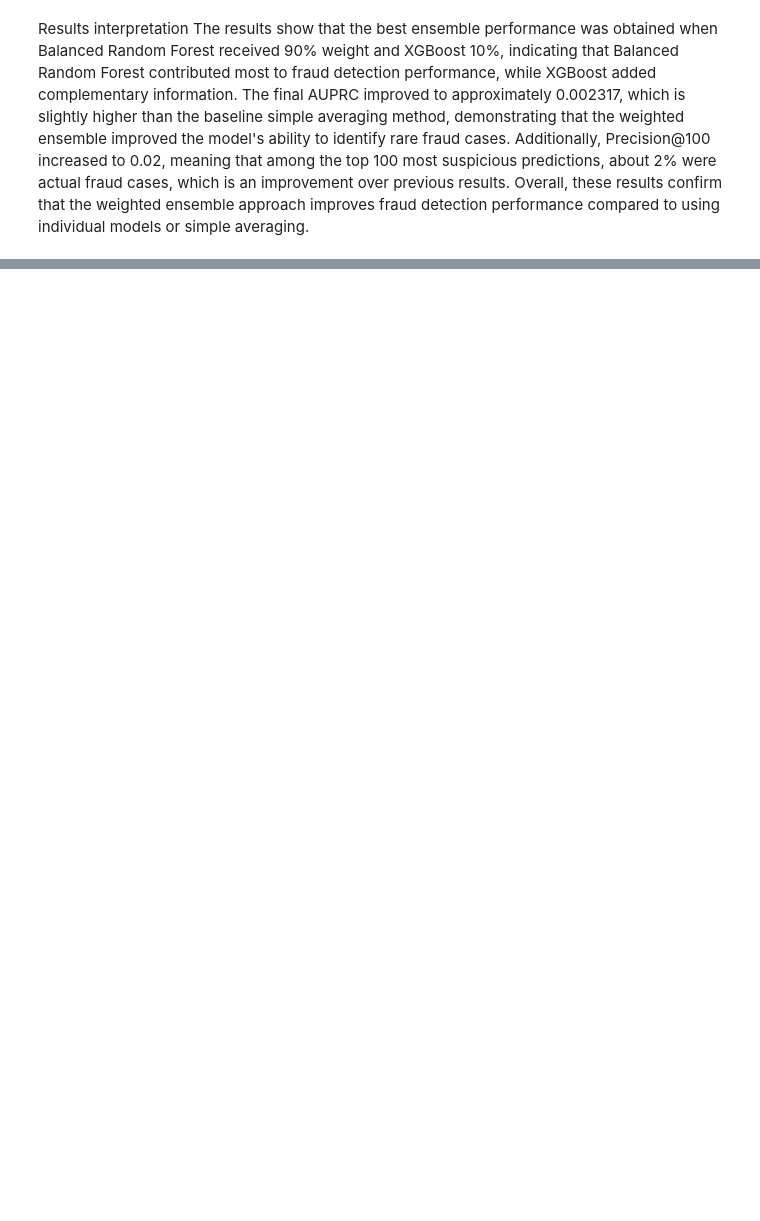
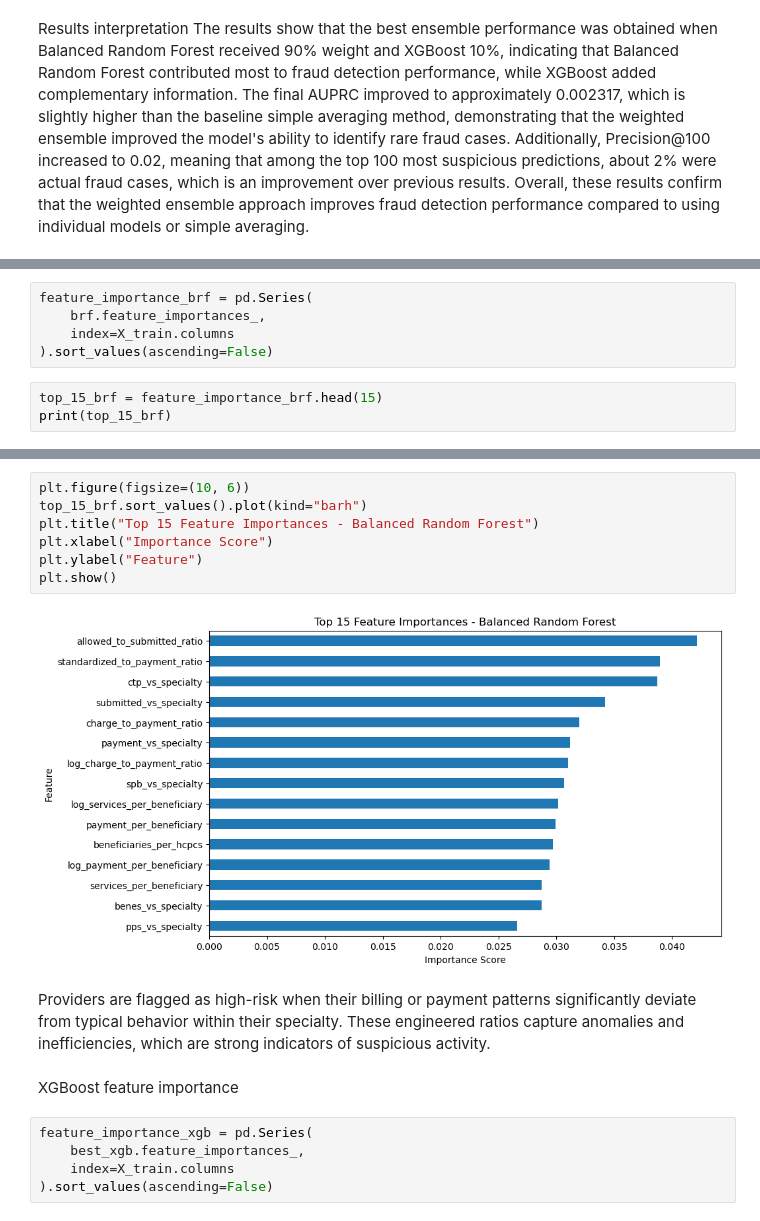
Before and after one commit to chaza4004/provider-fraud-risk-scoring, a Jupyter notebook: src/train_model.ipynb, the cells around one changed output, grey strips where cells are left out. Cells and saved outputs as stored; diff of their text form; blank space fills up the shorter version.

Commit message:
feat: improve fraud model evaluation with cross-validation, feature importance, and precision@k

```diff
--- a/src/train_model.ipynb
+++ b/src/train_model.ipynb
@@ -1030,0 +1096,8 @@ The results show that the best ensemble performance was obtained when Balanced R
+# %%
+feature_importance_brf = pd.Series(
+    brf.feature_importances_,
+    index=X_train.columns
+).sort_values(ascending=False)
+# %%
+top_15_brf = feature_importance_brf.head(15)
+print(top_15_brf)
@@ -1030,0 +1121,18 @@ The results show that the best ensemble performance was obtained when Balanced R
+# %%
+plt.figure(figsize=(10, 6))
+top_15_brf.sort_values().plot(kind="barh")
+plt.title("Top 15 Feature Importances - Balanced Random Forest")
+plt.xlabel("Importance Score")
+plt.ylabel("Feature")
+plt.show()
+# %% [output]
+[figure, added]
+# %% [markdown]
+Providers are flagged as high-risk when their billing or payment patterns significantly deviate from typical behavior within their specialty. These engineered ratios capture anomalies and inefficiencies, which are strong indicators of suspicious activity.
+# %% [markdown]
+XGBoost feature importance
+# %%
+feature_importance_xgb = pd.Series(
+    best_xgb.feature_importances_,
+    index=X_train.columns
+).sort_values(ascending=False)
```
Also changed, not shown: parts of 40 cells of this notebook.
